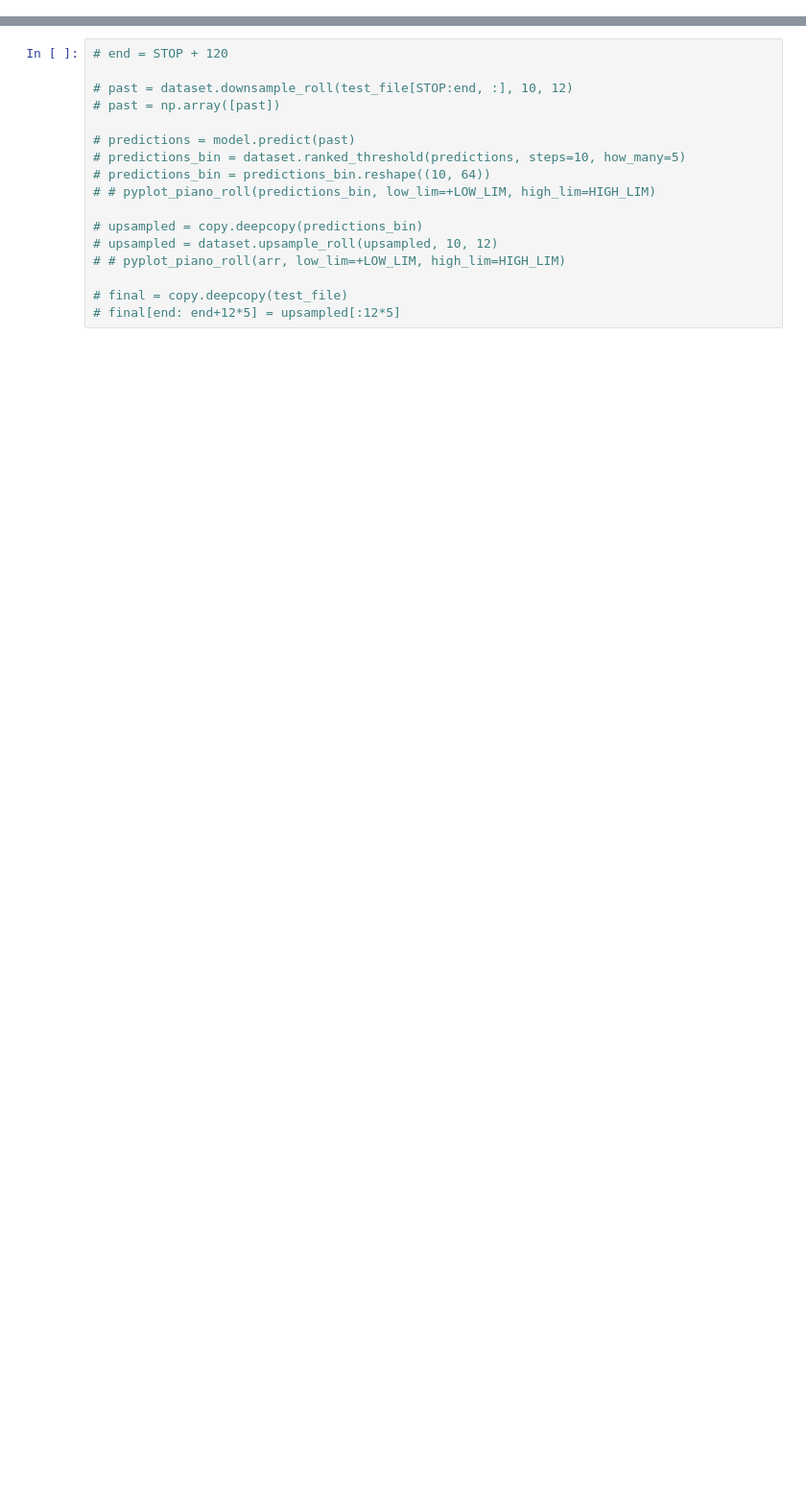
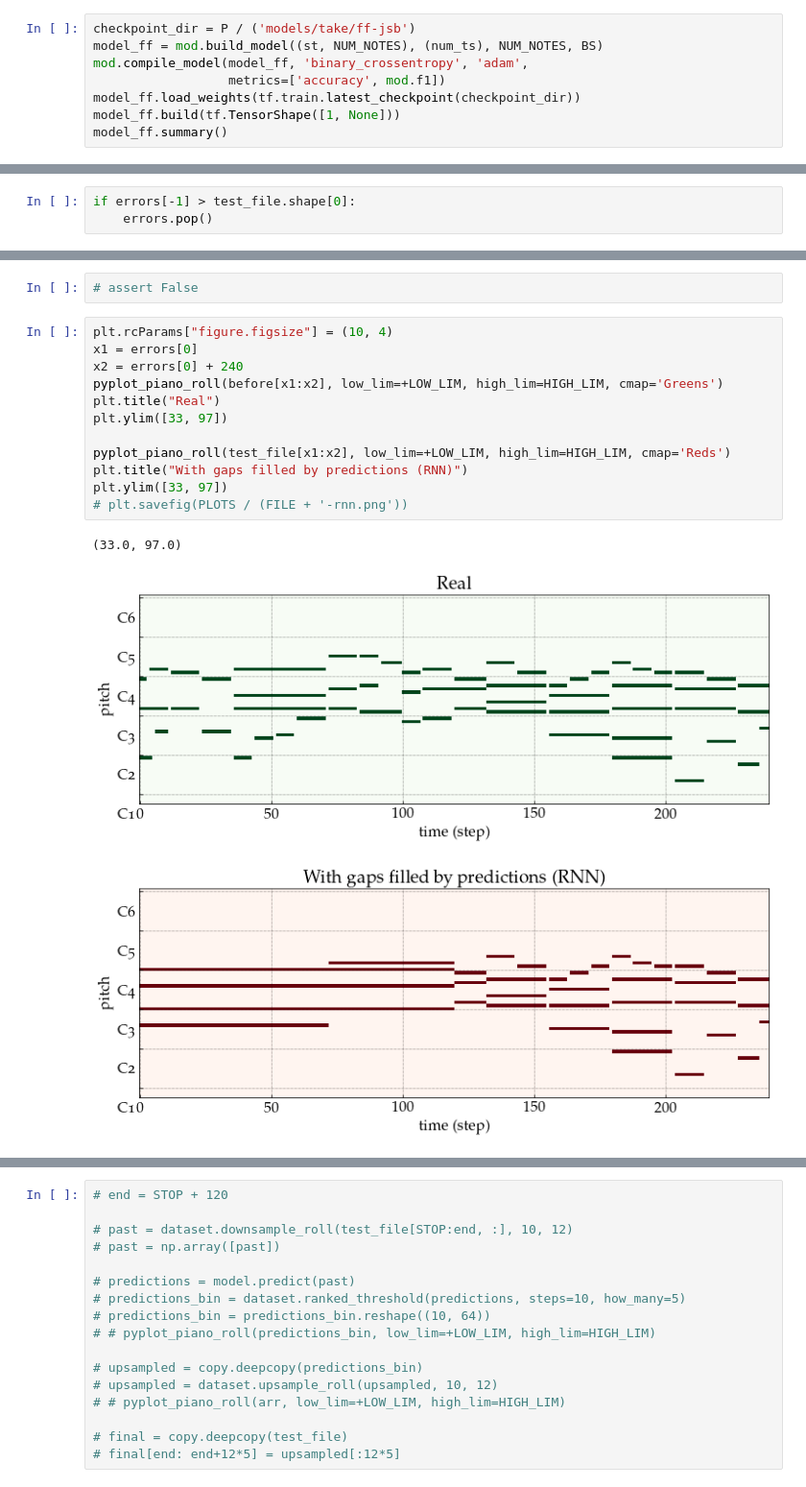
Before and after one commit to paolo-26/NMP, a Jupyter notebook: fill_gaps.ipynb, the cells around one changed output, grey strips where cells are left out. Shown at 96% size. Saved outputs shown, nothing was run; the diff lists cells and outputs as text; blank space fills up the shorter version.

```diff
--- a/fill_gaps.ipynb
+++ b/fill_gaps.ipynb
@@ -75,0 +78,8 @@ tempo = 138
+# %%
+checkpoint_dir = P / ('models/take/ff-jsb')
+model_ff = mod.build_model((st, NUM_NOTES), (num_ts), NUM_NOTES, BS)
+mod.compile_model(model_ff, 'binary_crossentropy', 'adam',
+                  metrics=['accuracy', mod.f1])
+model_ff.load_weights(tf.train.latest_checkpoint(checkpoint_dir))
+model_ff.build(tf.TensorShape([1, None]))
+model_ff.summary()
@@ -116,0 +173,3 @@ dataset.write_midi(f0, str(P / 'audio_output' / (FILE + '_filled_rnn.mid')),
+# %%
+if errors[-1] > test_file.shape[0]:
+    errors.pop()
@@ -116,0 +254,18 @@ dataset.write_midi(f0, str(P / 'audio_output' / (FILE + '_filled_rnn.mid')),
+# %%
+# assert False
+# %%
+plt.rcParams["figure.figsize"] = (10, 4)
+x1 = errors[0]
+x2 = errors[0] + 240
+pyplot_piano_roll(before[x1:x2], low_lim=+LOW_LIM, high_lim=HIGH_LIM, cmap='Greens')
+plt.title("Real")
+plt.ylim([33, 97])
+
+pyplot_piano_roll(test_file[x1:x2], low_lim=+LOW_LIM, high_lim=HIGH_LIM, cmap='Reds')
+plt.title("With gaps filled by predictions (RNN)")
+plt.ylim([33, 97])
+# plt.savefig(PLOTS / (FILE + '-rnn.png'))
+# %% [output]
+(33.0, 97.0)
+[figure, added]
+[figure, added]
```
Also changed, not shown: parts of 15 cells of this notebook.
